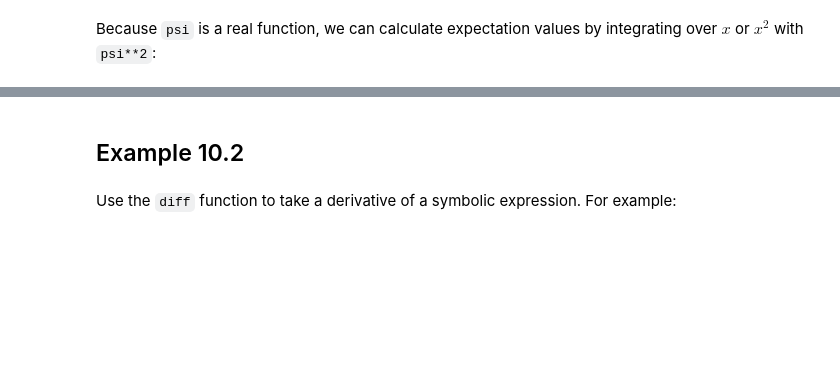
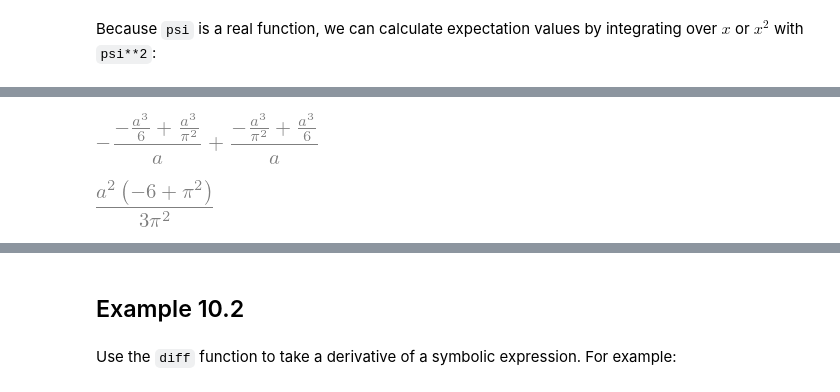
Before and after one commit to amcdawes/QMlabs, a Jupyter notebook: Chapter 10 - Position & Momentum.ipynb, the cells around one changed output, grey strips where cells are left out. Cells and saved outputs as stored; diff of their text form; code cells hidden in the pictures; blank space fills up the shorter version.

```diff
--- a/Chapter 10 - Position & Momentum.ipynb
+++ b/Chapter 10 - Position & Momentum.ipynb
@@ -59,6 +55,13 @@ C.integrate( (x,-a,a), conds='none')
 # %%
 D = x**2 * psi**2
 E = D.integrate( (x,-a,a), conds='none')
+E
+# %% [output]
+[figure, added]
+# %%
+E.simplify()  # this is a useful method!
+# %% [output]
+[figure, added]
 # %%
 E.n()  # the .n() method approximates the numerical part. You can look at the full expression below.
 # %% [output]
```
Also changed, not shown: parts of 28 cells of this notebook.
